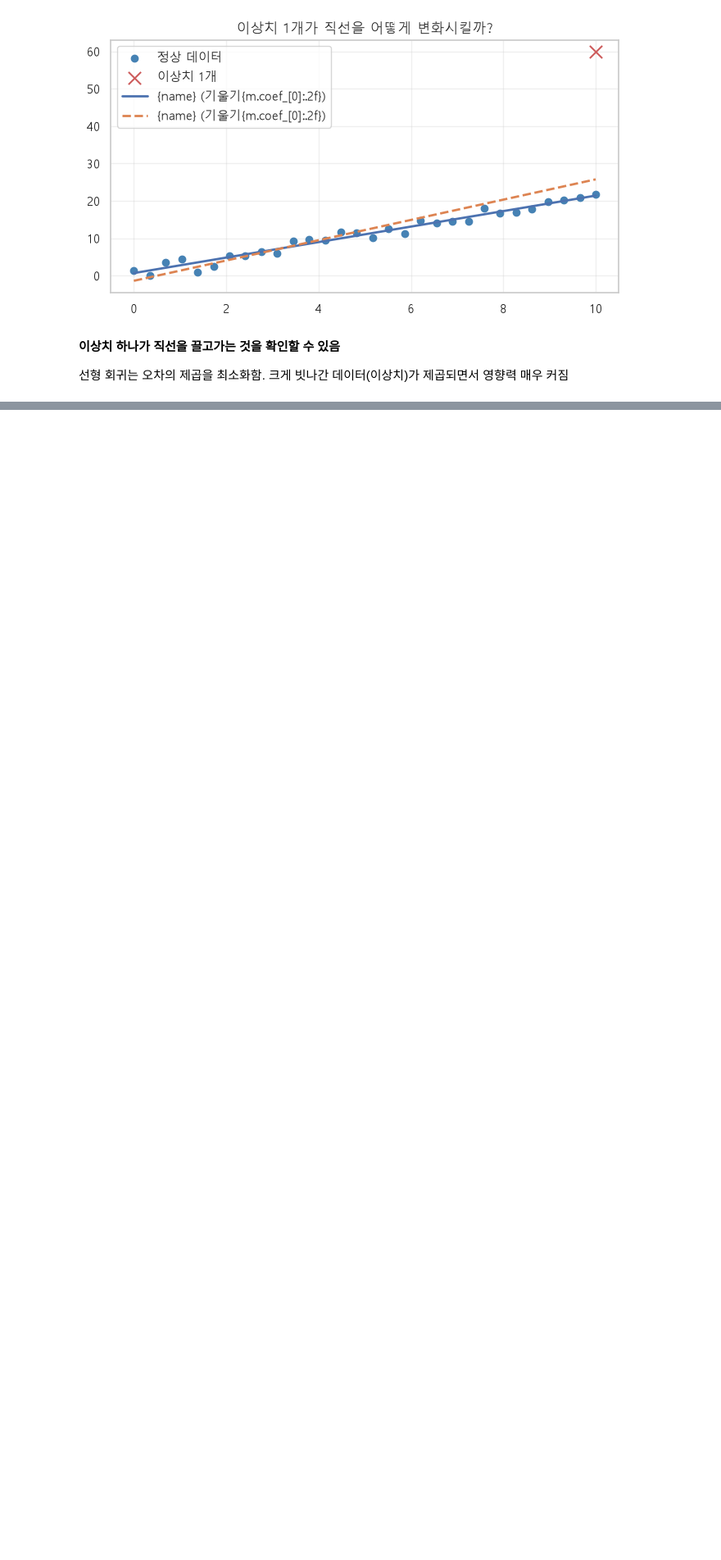
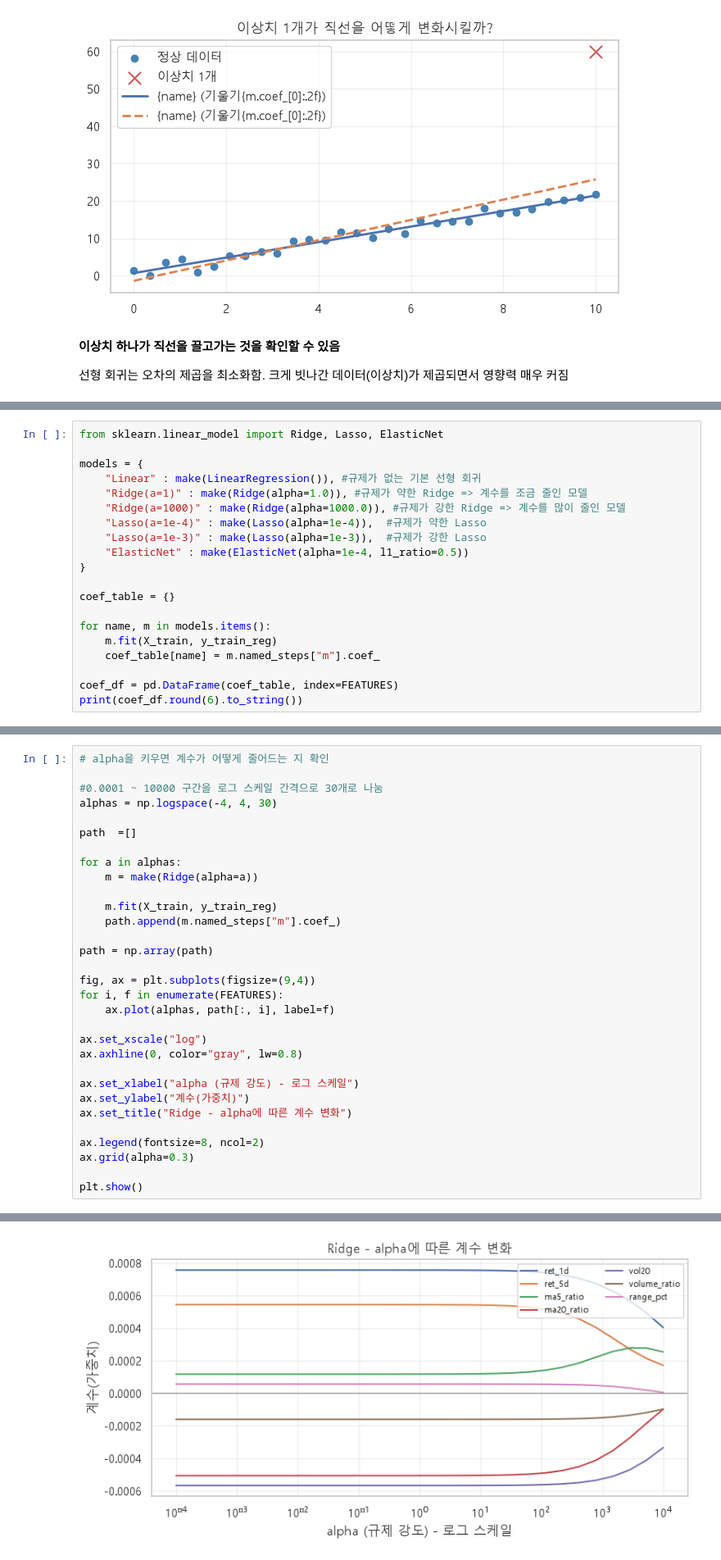
Before and after one commit to seoyeonbag45-spec/6_Python, a Jupyter notebook: 12_ml/04_regression.ipynb, the cells around one changed output, grey strips where cells are left out. Shown at 82% size. Cells and saved outputs as stored; diff of their text form; blank space fills up the shorter version.

```diff
--- a/12_ml/04_regression.ipynb
+++ b/12_ml/04_regression.ipynb
@@ -209,0 +224,20 @@ plt.show()
+# %%
+from sklearn.linear_model import Ridge, Lasso, ElasticNet
+
+models = {
+    "Linear" : make(LinearRegression()), #규제가 없는 기본 선형 회귀
+    "Ridge(a=1)" : make(Ridge(alpha=1.0)), #규제가 약한 Ridge => 계수를 조금 줄인 모델
+    "Ridge(a=1000)" : make(Ridge(alpha=1000.0)), #규제가 강한 Ridge => 계수를 많이 줄인 모델
+    "Lasso(a=1e-4)" : make(Lasso(alpha=1e-4)),  #규제가 약한 Lasso
+    "Lasso(a=1e-3)" : make(Lasso(alpha=1e-3)),  #규제가 강한 Lasso
+    "ElasticNet" : make(ElasticNet(alpha=1e-4, l1_ratio=0.5))
+}
+
+coef_table = {}
+
+for name, m in models.items():
+    m.fit(X_train, y_train_reg)
+    coef_table[name] = m.named_steps["m"].coef_
+
+coef_df = pd.DataFrame(coef_table, index=FEATURES)
+print(coef_df.round(6).to_string())
@@ -209,0 +253,32 @@ plt.show()
+# %%
+# alpha을 키우면 계수가 어떻게 줄어드는 지 확인
+
+#0.0001 ~ 10000 구간을 로그 스케일 간격으로 30개로 나눔
+alphas = np.logspace(-4, 4, 30)
+
+path  =[]
+
+for a in alphas:
+    m = make(Ridge(alpha=a))
+
+    m.fit(X_train, y_train_reg)
+    path.append(m.named_steps["m"].coef_)
+
+path = np.array(path)
+
+fig, ax = plt.subplots(figsize=(9,4))
+for i, f in enumerate(FEATURES):
+    ax.plot(alphas, path[:, i], label=f)
+
+ax.set_xscale("log")
+ax.axhline(0, color="gray", lw=0.8)
+
+ax.set_xlabel("alpha (규제 강도) - 로그 스케일")
+ax.set_ylabel("계수(가중치)")
+ax.set_title("Ridge - alpha에 따른 계수 변화")
+
+ax.legend(fontsize=8, ncol=2)
+ax.grid(alpha=0.3)
+
+plt.show()
+# %% [output]
@@ -209,0 +301 @@ plt.show()
+[figure, added]
```
Also changed, not shown: parts of 16 cells of this notebook.
